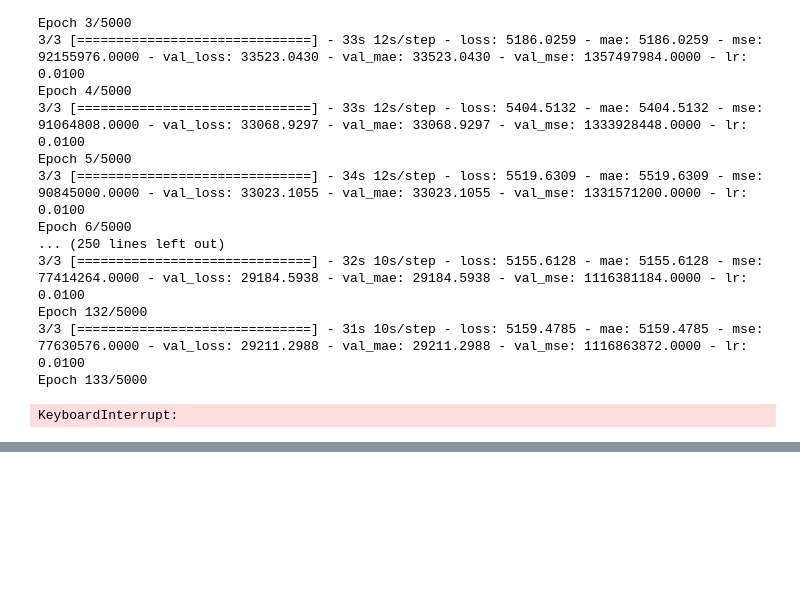
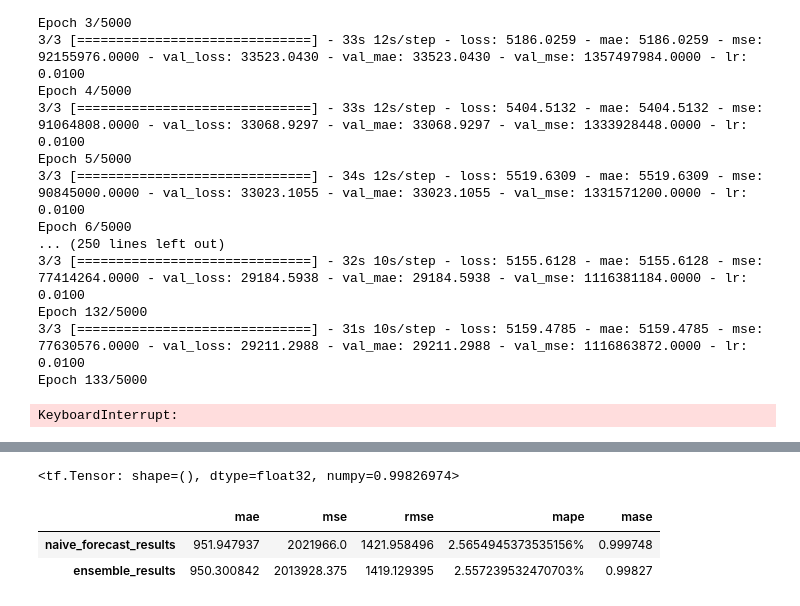
Before and after one commit to Ammar-Raneez/BitForecast, a Jupyter notebook: ml/notebooks/model/univariate.ipynb, the cells around one changed output, grey strips where cells are left out. Drawn from its saved outputs; the diff is of its cells as text; code cells hidden in the pictures; blank space fills up the shorter version.

Commit message:
feat: evaluate ensemble

```diff
--- a/ml/notebooks/model/univariate.ipynb
+++ b/ml/notebooks/model/univariate.ipynb
@@ -369,0 +464,15 @@ An ensemble would perform better, as it has the "vote of majority", and it can p
+# %%
+# Create a function to return a list of predictions from an emsemble
+def make_ensemble_preds(ensemble, data):
+    preds = []
+    for model in ensemble:
+        preds.append(model.predict(data))
+
+    return tf.constant(tf.squeeze(preds))
+# %%
+ensemble_preds = make_ensemble_preds(
+    ensemble,
+    test_dataset
+)
+
+ensemble_preds
@@ -369,0 +585,12 @@ An ensemble would perform better, as it has the "vote of majority", and it can p
+# %%
+median_preds = np.median(
+    ensemble_preds,
+    axis=0
+)
+
+ensemble_results = evaluate(
+    y_test,
+    median_preds
+)
+
+ensemble_results
@@ -369,0 +607,5 @@ An ensemble would perform better, as it has the "vote of majority", and it can p
+# %%
+# Create naive forecast prediction as proof
+naive_forecast = y_test[:-1]
+naive_forecast_results = evaluate(y_test[1:], naive_forecast)
+naive_forecast_results
@@ -369,0 +638,15 @@ An ensemble would perform better, as it has the "vote of majority", and it can p
+# %%
+tf.reduce_mean(tf.abs(y_test - median_preds)) / tf.reduce_mean(tf.abs(tf.subtract(y_test[1:], y_test[:-1])))
+# %% [output]
+<tf.Tensor: shape=(), dtype=float32, numpy=0.99826974>
+# %%
+eval_frame = pd.DataFrame({
+    'naive_forecast_results': naive_forecast_results,
+    'ensemble_results': ensemble_results
+}).transpose()
+
+eval_frame
+# %% [output]
+|  | mae | mse | rmse | mape | mase |
+| naive_forecast_results | 951.947937 | 2021966.0 | 1421.958496 | 2.5654945373535156% | 0.999748 |
+| ensemble_results | 950.300842 | 2013928.375 | 1419.129395 | 2.557239532470703% | 0.99827 |
```
Also changed, not shown: parts of 26 cells of this notebook.
